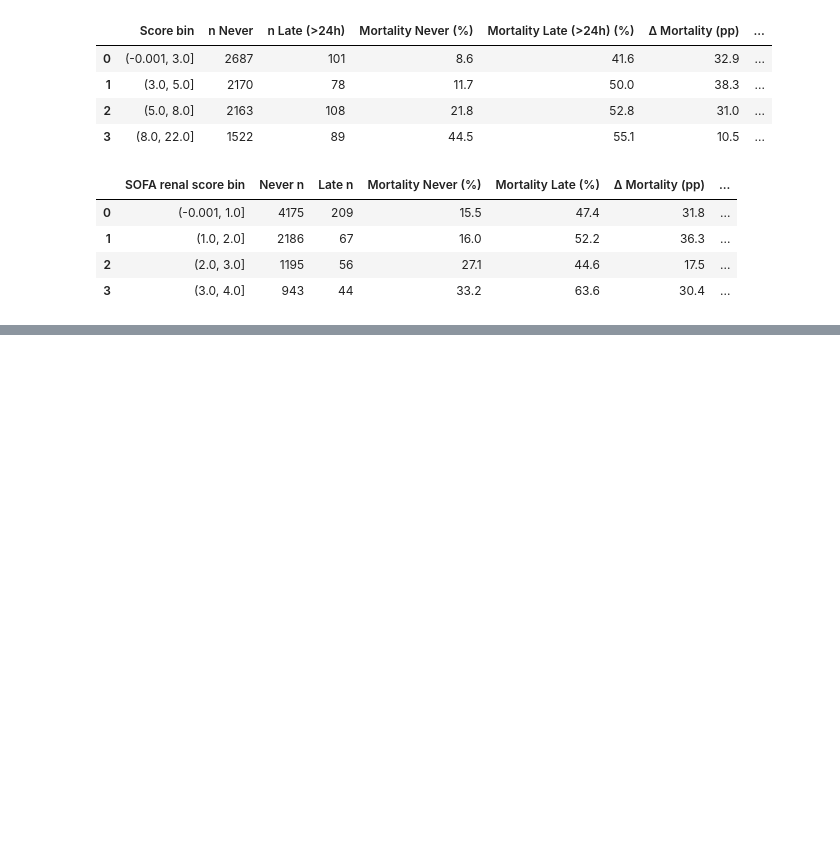
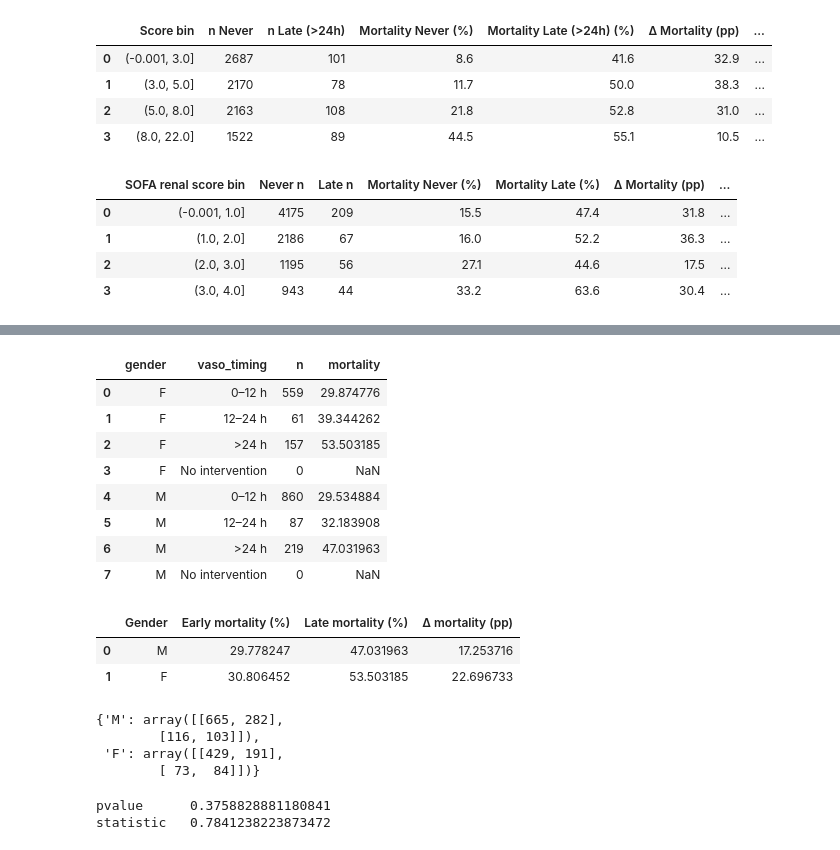
Before and after one commit to SimonKossack/mimiciii-BioMedicalProject, a Jupyter notebook: NierenNotebooks/07_saps2.ipynb, the cells around one changed output, grey strips where cells are left out. Cells and saved outputs as stored; diff of their text form; code cells hidden in the pictures; blank space fills up the shorter version.

```diff
--- a/NierenNotebooks/07_saps2.ipynb
+++ b/NierenNotebooks/07_saps2.ipynb
@@ -2347,0 +2600,44 @@ Score bin & n Early (≤24h) & n Late (>24h) & Mortality Early (≤24h) (%) & Mo
+# %%
+tab_gender_expl = (
+    df_test[df_test["vaso_timing"].isin(["0–12 h", "12–24 h", ">24 h"])]
+    .groupby(["gender", "vaso_timing"])
+    .agg(
+        n=("hospital_mortality", "size"),
+        mortality=("hospital_mortality", "mean"),
+    )
+    .reset_index()
+)
+
+tab_gender_expl["mortality"] = 100 * tab_gender_expl["mortality"]
+tab_gender_expl
+# %% [output]
+|  | gender | vaso_timing | n | mortality |
+| 0 | F | 0–12 h | 559 | 29.874776 |
+| 1 | F | 12–24 h | 61 | 39.344262 |
+| 2 | F | >24 h | 157 | 53.503185 |
+| 3 | F | No intervention | 0 | NaN |
+| 4 | M | 0–12 h | 860 | 29.534884 |
+| 5 | M | 12–24 h | 87 | 32.183908 |
+| 6 | M | >24 h | 219 | 47.031963 |
+| 7 | M | No intervention | 0 | NaN |
+# %%
+def delta_late_early(df, gender):
+    sub = df[df["gender"] == gender]
+    early = sub[sub["vaso_timing"].isin(["0–12 h", "12–24 h"])]
+    late  = sub[sub["vaso_timing"] == ">24 h"]
+
+    return {
+        "Gender": gender,
+        "Early mortality (%)": 100 * early["hospital_mortality"].mean(),
+        "Late mortality (%)": 100 * late["hospital_mortality"].mean(),
+        "Δ mortality (pp)": 100 * (late["hospital_mortality"].mean() - early["hospital_mortality"].mean()),
+    }
+
+pd.DataFrame([
+    delta_late_early(df_test, "M"),
+    delta_late_early(df_test, "F"),
+])
+# %% [output]
+|  | Gender | Early mortality (%) | Late mortality (%) | Δ mortality (pp) |
+| 0 | M | 29.778247 | 47.031963 | 17.253716 |
+| 1 | F | 30.806452 | 53.503185 | 22.696733 |
@@ -2347,0 +2655,29 @@ Score bin & n Early (≤24h) & n Late (>24h) & Mortality Early (≤24h) (%) & Mo
+# %%
+tables = {}
+
+for g in ["M", "F"]:
+    sub = df_bd[df_bd["gender"] == g]
+    tab = pd.crosstab(
+        sub["late"],
+        sub["hospital_mortality"]
+    )
+    # ensure shape [[alive, dead], [alive, dead]]
+    tab = tab.reindex(index=[0,1], columns=[0,1], fill_value=0)
+    tables[g] = tab.values
+
+tables
+# %% [output]
+{'M': array([[665, 282],
+        [116, 103]]),
+ 'F': array([[429, 191],
+        [ 73,  84]])}
+# %%
+from statsmodels.stats.contingency_tables import StratifiedTable
+
+st = StratifiedTable(list(tables.values()))
+bd_res = st.test_equal_odds()
+
+print(bd_res)
+# %% [output]
+pvalue      0.3758828881180841
+statistic   0.7841238223873472
```
Also changed, not shown: parts of 39 cells of this notebook, 8 other files.
